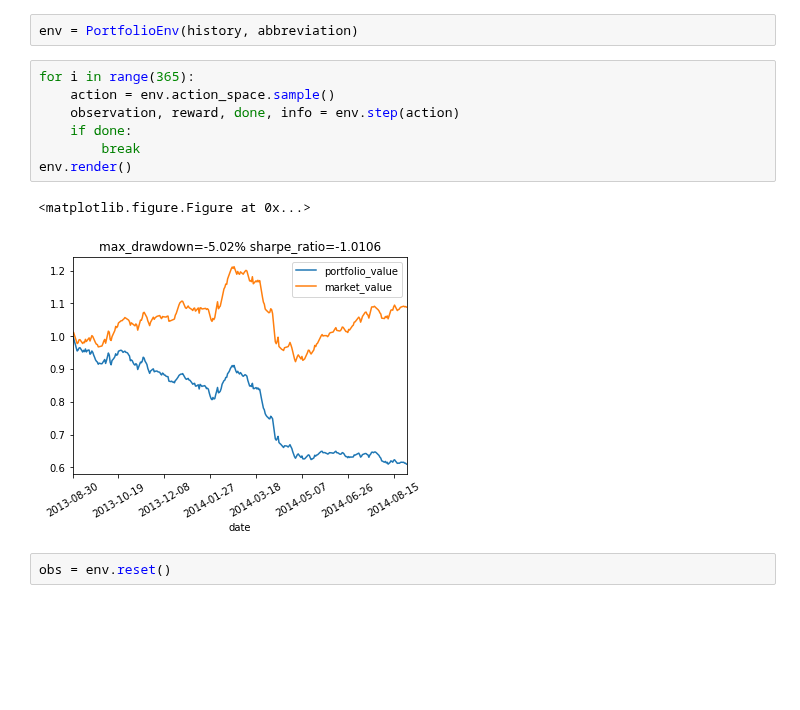
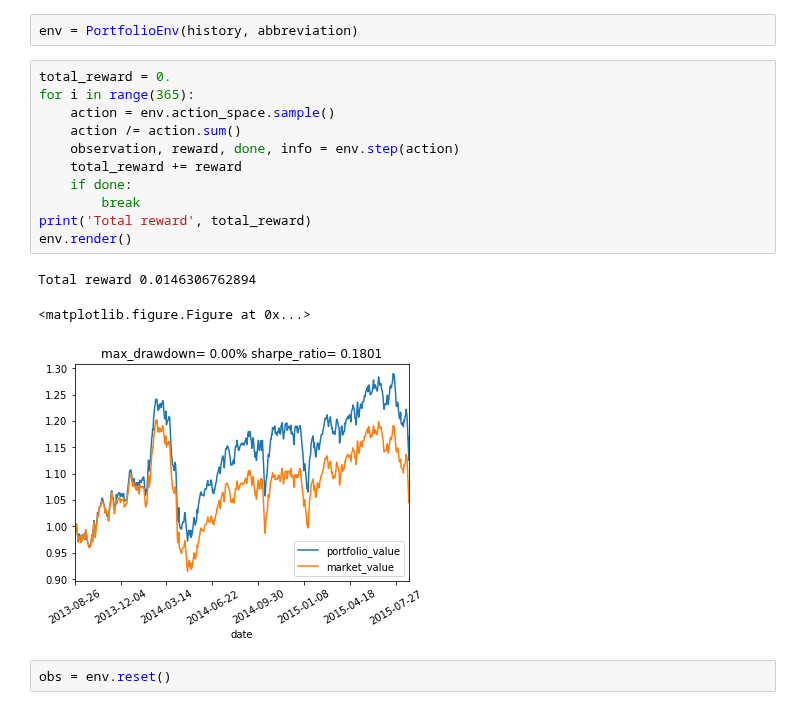
Before and after one commit to vermouth1992/drl-portfolio-management, a Jupyter notebook: src/data_visualization.ipynb, the cells around one changed output. Cells and saved outputs as stored; diff of their text form; blank space fills up the shorter version.

```diff
--- a/src/data_visualization.ipynb
+++ b/src/data_visualization.ipynb
@@ -53,15 +57,20 @@ from environment.portfolio import *
 # %%
 env = PortfolioEnv(history, abbreviation)
 # %%
+total_reward = 0.
 for i in range(365):
     action = env.action_space.sample()
+    action /= action.sum()
     observation, reward, done, info = env.step(action)
+    total_reward += reward
     if done:
         break
+print('Total reward', total_reward)
 env.render()
 # %% [output]
-<matplotlib.figure.Figure at 0x...>
+Total reward 0.0146306762894
+<matplotlib.figure.Figure at 0x...>
-[figure, old version]
+[figure, new version]
 # %%
 obs = env.reset()
 # %% [markdown]
```
Also changed, not shown: parts of 5 cells of this notebook, 1 other file.
